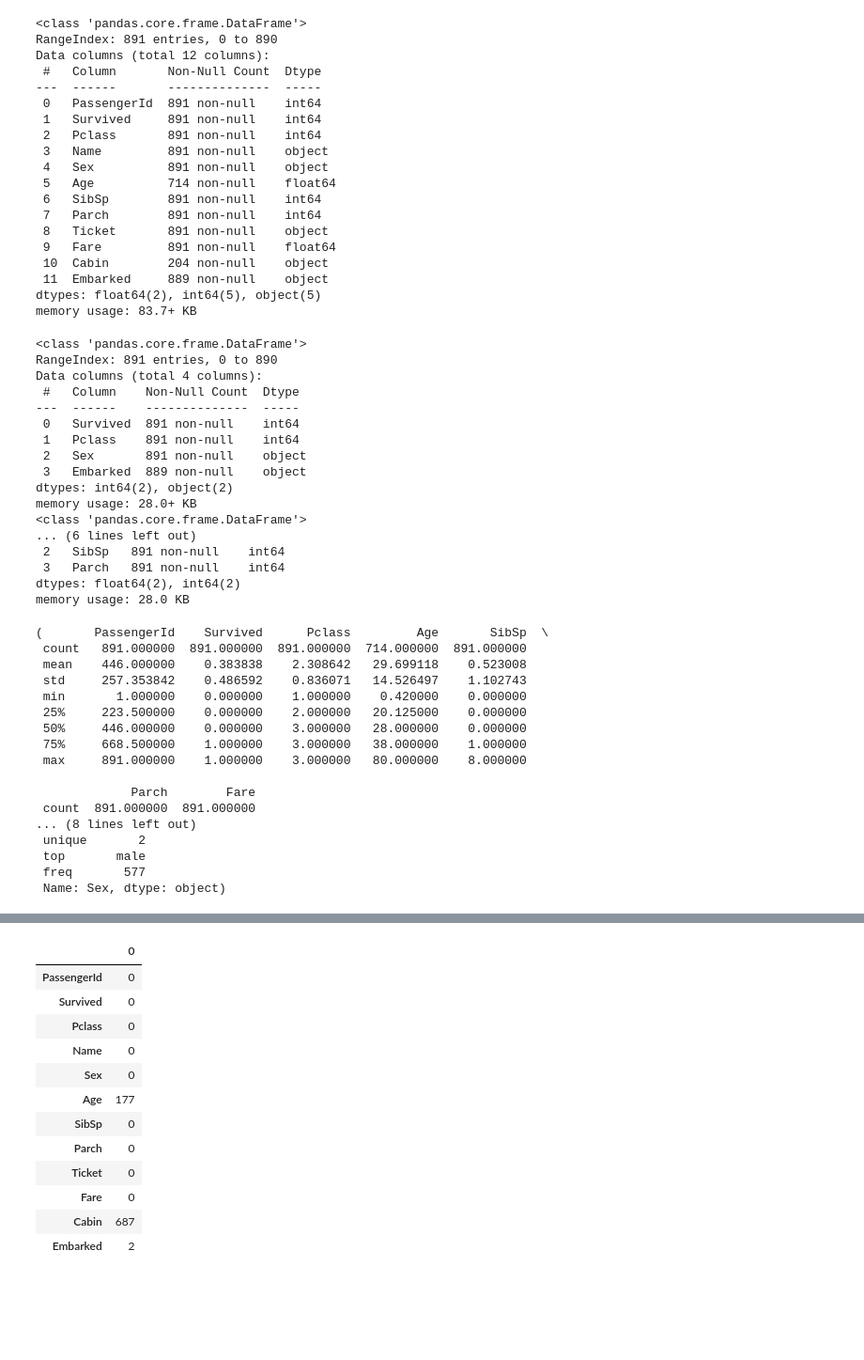
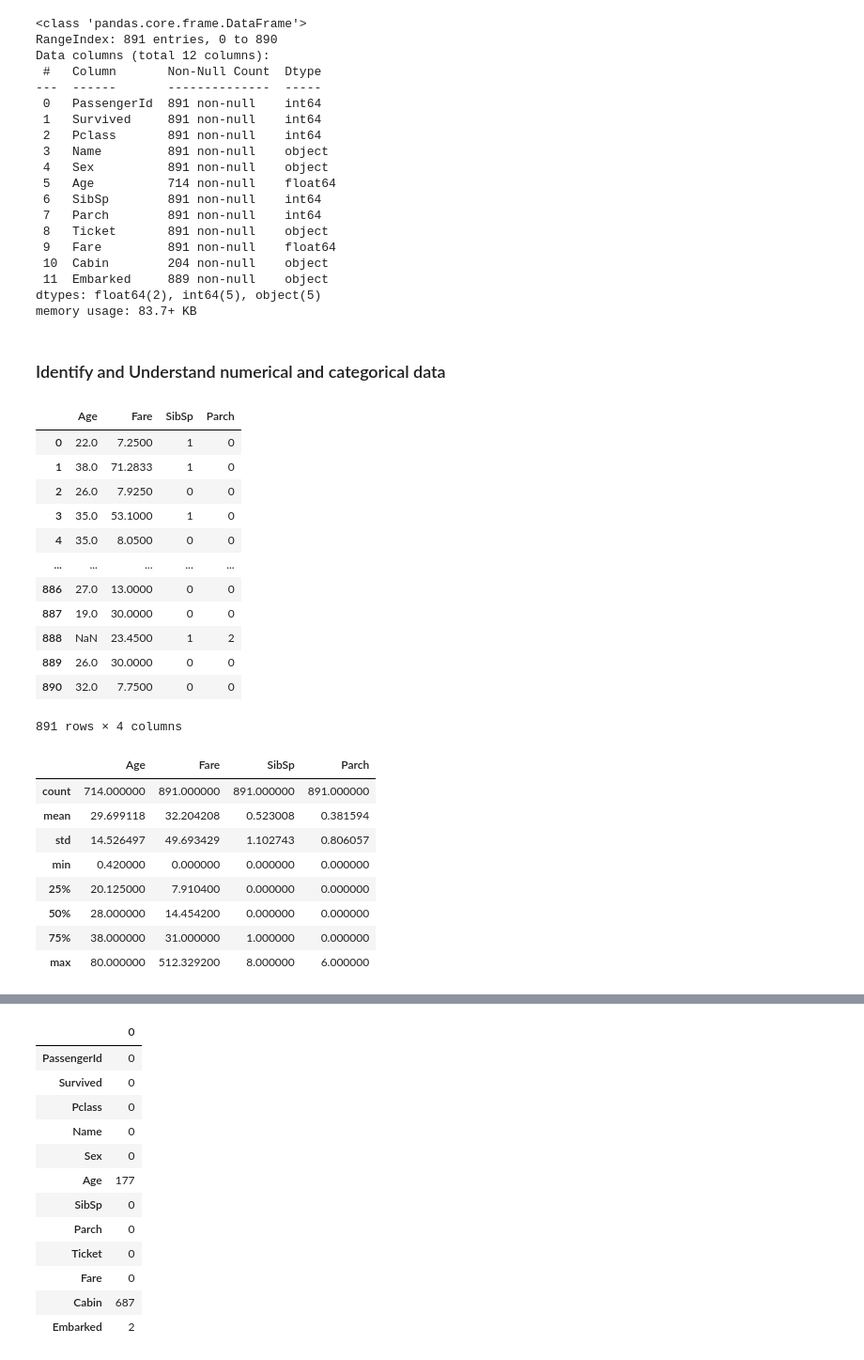
Before and after one commit to SrEntropy/titanic-ml-pipeline, a Jupyter notebook: notebooks/eda.ipynb, the cells around one changed output, grey strips where cells are left out. Shown: that part at 94% size. Drawn from its saved outputs; the diff is of its cells as text; code cells hidden in the pictures; blank space fills up the shorter version.

```diff
--- a/notebooks/eda.ipynb
+++ b/notebooks/eda.ipynb
@@ -48,46 +49,33 @@ Data columns (total 12 columns):
  11  Embarked     889 non-null    object
 dtypes: float64(2), int64(5), object(5)
 memory usage: 83.7+ KB
-# %%
-df_category = df[["Survived","Pclass", "Sex","Embarked"]]
-df_category.info()
-df_numerical = df[["Age","Fare","SibSp", "Parch"]]
-df_numerical.info()
-# %% [output]
-<class 'pandas.core.frame.DataFrame'>
-RangeIndex: 891 entries, 0 to 890
-Data columns (total 4 columns):
- #   Column    Non-Null Count  Dtype
----  ------    --------------  -----
- 0   Survived  891 non-null    int64
- 1   Pclass    891 non-null    int64
- 2   Sex       891 non-null    object
- 3   Embarked  889 non-null    object
-dtypes: int64(2), object(2)
-memory usage: 28.0+ KB
-<class 'pandas.core.frame.DataFrame'>
-... (6 lines left out)
- 2   SibSp   891 non-null    int64
- 3   Parch   891 non-null    int64
-dtypes: float64(2), int64(2)
-memory usage: 28.0 KB
-# %%
-df.describe(), df["Sex"].describe()
-# %% [output]
-(       PassengerId    Survived      Pclass         Age       SibSp  \
- count   891.000000  891.000000  891.000000  714.000000  891.000000
- mean    446.000000    0.383838    2.308642   29.699118    0.523008
- std     257.353842    0.486592    0.836071   14.526497    1.102743
- min       1.000000    0.000000    1.000000    0.420000    0.000000
- 25%     223.500000    0.000000    2.000000   20.125000    0.000000
- 50%     446.000000    0.000000    3.000000   28.000000    0.000000
- 75%     668.500000    1.000000    3.000000   38.000000    1.000000
- max     891.000000    1.000000    3.000000   80.000000    8.000000
-
-             Parch        Fare
- count  891.000000  891.000000
-... (8 lines left out)
- unique       2
- top       male
- freq       577
- Name: Sex, dtype: object)
+# %% [markdown]
+### Identify and Understand numerical and categorical data
+# %%
+df_numerical = df[["Age","Fare","SibSp", "Parch"]]
+
+display(df_numerical)
+display(df_numerical.describe())
+# %% [output]
+|  | Age | Fare | SibSp | Parch |
+| 0 | 22.0 | 7.2500 | 1 | 0 |
+| 1 | 38.0 | 71.2833 | 1 | 0 |
+| 2 | 26.0 | 7.9250 | 0 | 0 |
+| 3 | 35.0 | 53.1000 | 1 | 0 |
+| 4 | 35.0 | 8.0500 | 0 | 0 |
+| ... | ... | ... | ... | ... |
+| 886 | 27.0 | 13.0000 | 0 | 0 |
+| 887 | 19.0 | 30.0000 | 0 | 0 |
+| 888 | NaN | 23.4500 | 1 | 2 |
+| 889 | 26.0 | 30.0000 | 0 | 0 |
+| 890 | 32.0 | 7.7500 | 0 | 0 |
+891 rows × 4 columns
+|  | Age | Fare | SibSp | Parch |
+| count | 714.000000 | 891.000000 | 891.000000 | 891.000000 |
+| mean | 29.699118 | 32.204208 | 0.523008 | 0.381594 |
+| std | 14.526497 | 49.693429 | 1.102743 | 0.806057 |
+| min | 0.420000 | 0.000000 | 0.000000 | 0.000000 |
+| 25% | 20.125000 | 7.910400 | 0.000000 | 0.000000 |
+| 50% | 28.000000 | 14.454200 | 0.000000 | 0.000000 |
+| 75% | 38.000000 | 31.000000 | 1.000000 | 0.000000 |
+| max | 80.000000 | 512.329200 | 8.000000 | 6.000000 |
```
Also changed, not shown: parts of 23 cells of this notebook, 1 other file.
